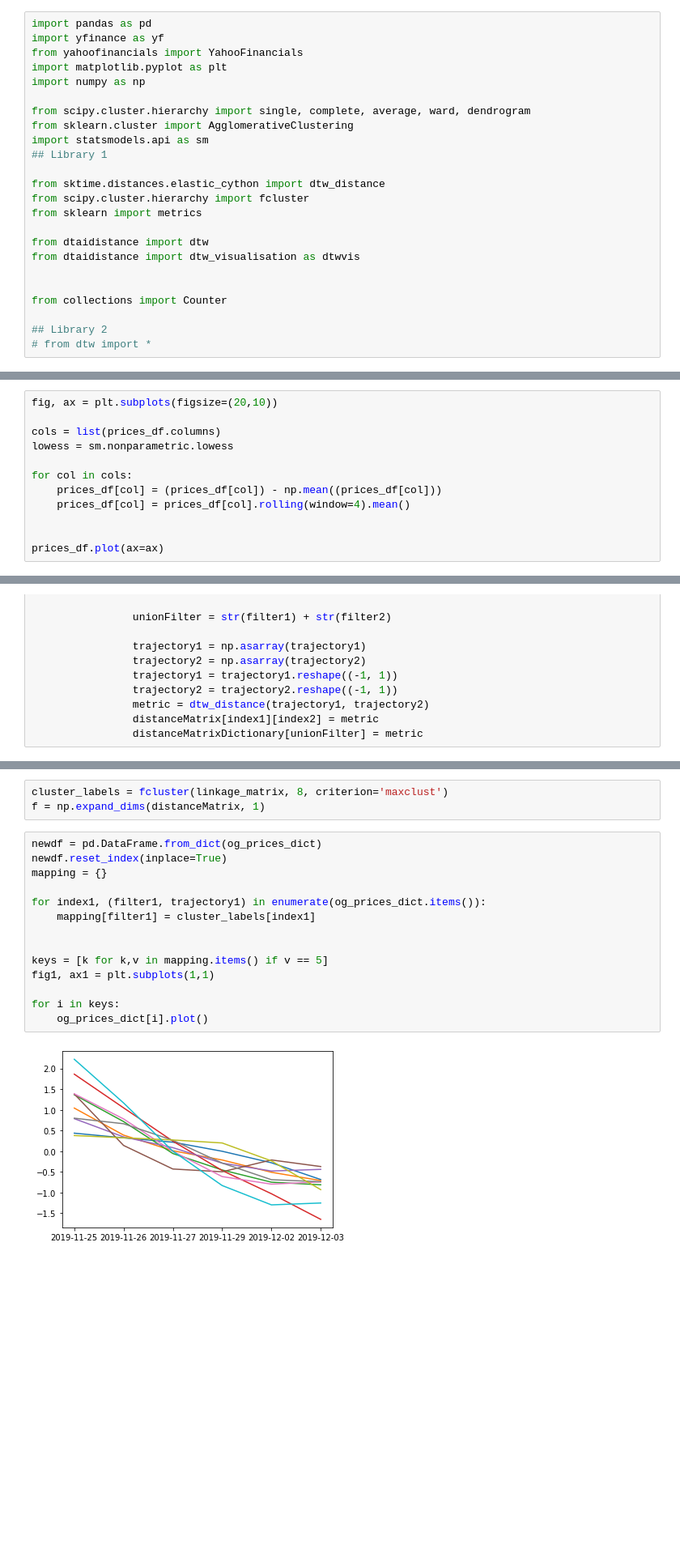
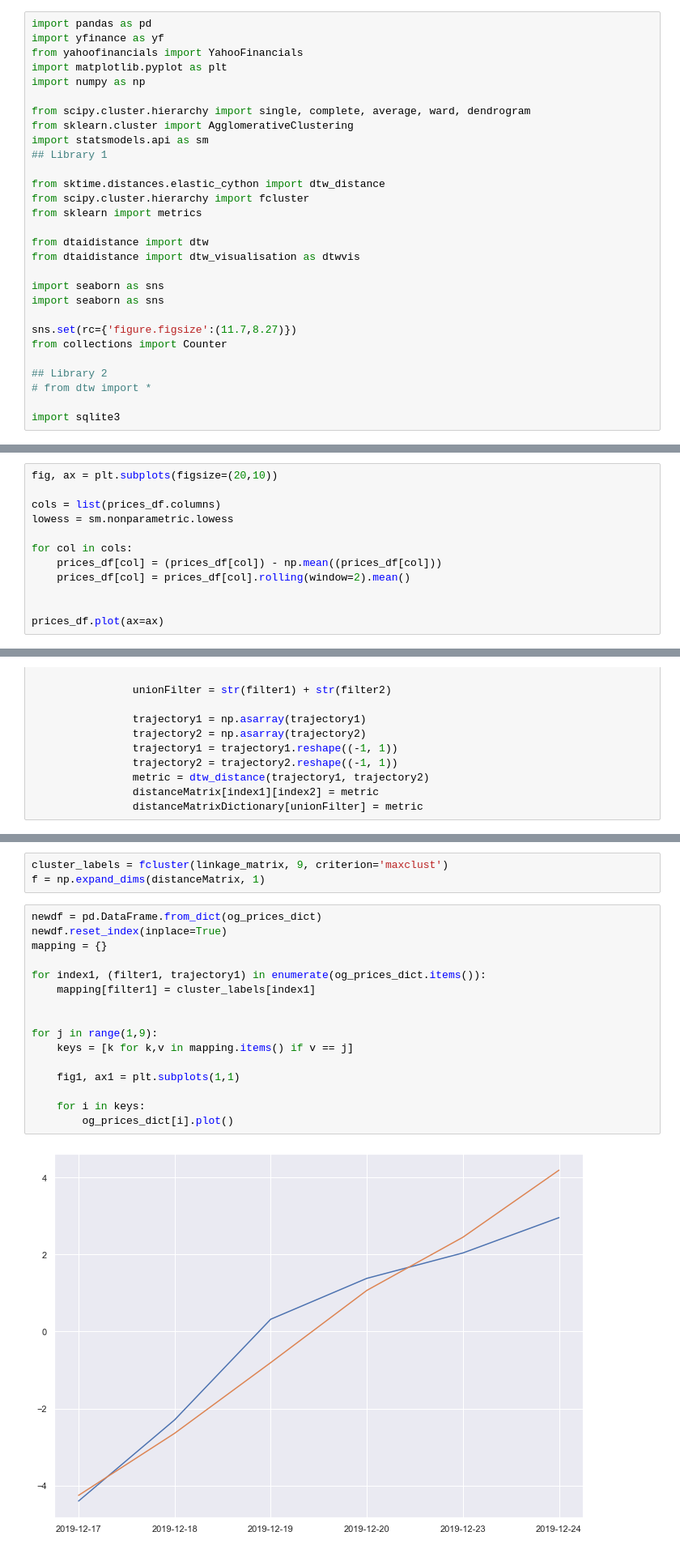
Before and after one commit to shardul0913/TradeWarAnalysis, a Jupyter notebook: PyProject/DTWClustering.ipynb, the cells around one changed output, grey strips where cells are left out. Shown at 81% size. Saved outputs shown, nothing was run; the diff lists cells and outputs as text; blank space fills up the shorter version.

```diff
--- a/PyProject/DTWClustering.ipynb
+++ b/PyProject/DTWClustering.ipynb
@@ -17,8 +17,13 @@ from sklearn import metrics
 from dtaidistance import dtw
 from dtaidistance import dtw_visualisation as dtwvis
 
+import seaborn as sns
+import seaborn as sns
 
+sns.set(rc={'figure.figsize':(11.7,8.27)})
 from collections import Counter
 
 ## Library 2
 # from dtw import *
+
+import sqlite3
@@ -66,7 +75,7 @@ lowess = sm.nonparametric.lowess
 
 for col in cols:
     prices_df[col] = (prices_df[col]) - np.mean((prices_df[col]))
-    prices_df[col] = prices_df[col].rolling(window=4).mean()
+    prices_df[col] = prices_df[col].rolling(window=2).mean()
 
 
 prices_df.plot(ax=ax)
@@ -188,21 +208,23 @@ Text(0.5, 1.0, 'calinski_harabasz_score')
 # %% [markdown]
 ![image.png](attachment:image.png)
 # %%
-cluster_labels = fcluster(linkage_matrix, 8, criterion='maxclust')
+cluster_labels = fcluster(linkage_matrix, 9, criterion='maxclust')
 f = np.expand_dims(distanceMatrix, 1)
 # %%
 newdf = pd.DataFrame.from_dict(og_prices_dict)
 newdf.reset_index(inplace=True)
 mapping = {}
 
 for index1, (filter1, trajectory1) in enumerate(og_prices_dict.items()):
     mapping[filter1] = cluster_labels[index1]
 
 
-keys = [k for k,v in mapping.items() if v == 5]
-fig1, ax1 = plt.subplots(1,1)
+for j in range(1,9):
+    keys = [k for k,v in mapping.items() if v == j]
 
-for i in keys:
-    og_prices_dict[i].plot()
+    fig1, ax1 = plt.subplots(1,1)
+
+    for i in keys:
+        og_prices_dict[i].plot()
 # %% [output]
-[figure, old version]
+[figure, new version]
```
Also changed, not shown: parts of 33 cells of this notebook.
